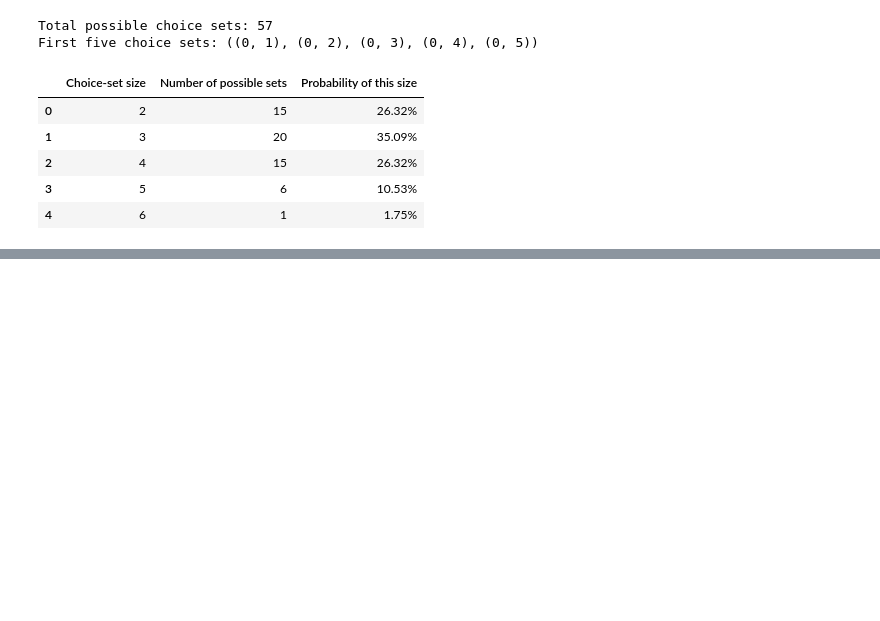
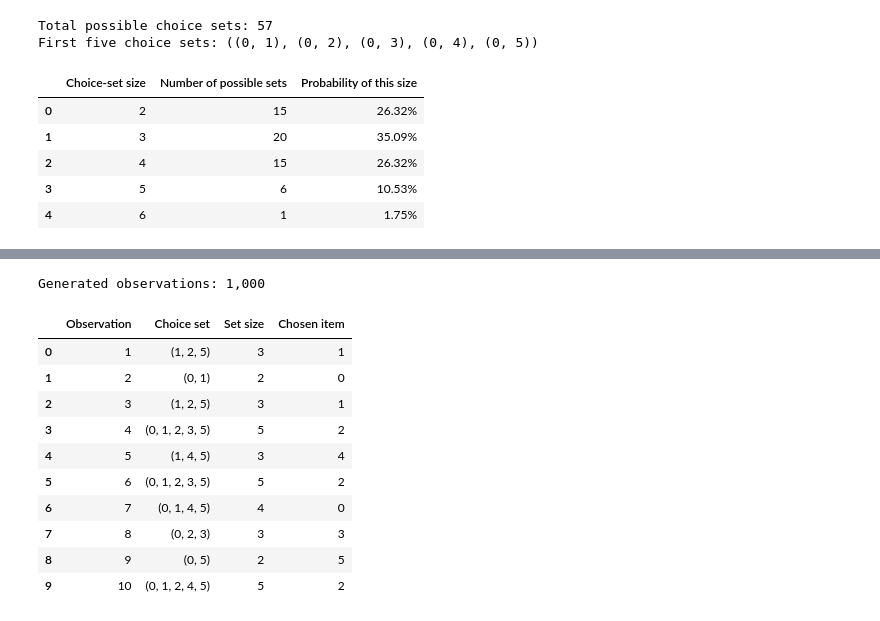
Before and after one commit to rbhdsks/Learning-from-Comparison-Data-Master-Thesis-Project-, a Jupyter notebook: notebooks/experiments/Context_Dependent_Model/CDM_Paper_Reproduction/01_synthetic_recovery.ipynb, the cells around one changed output, grey strips where cells are left out. Cells and saved outputs as stored; diff of their text form; code cells hidden in the pictures; blank space fills up the shorter version.

```diff
--- a/notebooks/experiments/Context_Dependent_Model/CDM_Paper_Reproduction/01_synthetic_recovery.ipynb
+++ b/notebooks/experiments/Context_Dependent_Model/CDM_Paper_Reproduction/01_synthetic_recovery.ipynb
@@ -285,0 +564,79 @@ First five choice sets: ((0, 1), (0, 2), (0, 3), (0, 4), (0, 5))
+# %%
+# Generate synthetic CDM choices on uniformly sampled subsets and inspect them.
+
+from cdm_paper_reproduction.synthetic import (
+    sample_uniform_subset_choice_sets,
+)
+from context_dependent_model.simulation import (
+    generate_cdm_choice_data_on_sets,
+)
+
+NUMBER_OF_OBSERVATIONS = 1_000
+CHOICE_SET_SEED = SEED + 1
+CHOICE_OUTCOME_SEED = SEED + 2
+
+sampled_choice_sets, sampled_choice_mask = (
+    sample_uniform_subset_choice_sets(
+        number_of_items=NUMBER_OF_ITEMS,
+        number_of_observations=NUMBER_OF_OBSERVATIONS,
+        random_seed=CHOICE_SET_SEED,
+        device=DEVICE,
+    )
+)
+
+synthetic_data = generate_cdm_choice_data_on_sets(
+    interaction_matrix=true_interactions,
+    choice_sets=sampled_choice_sets,
+    choice_mask=sampled_choice_mask,
+    random_seed=CHOICE_OUTCOME_SEED,
+)
+
+choice_observations = [
+    (
+        int(chosen_item),
+        tuple(choice_set[mask].detach().cpu().tolist()),
+    )
+    for chosen_item, choice_set, mask in zip(
+        synthetic_data.chosen_items.detach().cpu().tolist(),
+        synthetic_data.choice_sets,
+        synthetic_data.choice_mask,
+    )
+]
+
+assert len(choice_observations) == NUMBER_OF_OBSERVATIONS
+
+assert all(
+    chosen_item in choice_set
+    and -1 not in choice_set
+    and len(choice_set) >= 2
+    for chosen_item, choice_set in choice_observations
+)
+
+observation_preview = pd.DataFrame(
+    [
+        {
+            "Observation": observation_number,
+            "Choice set": choice_set,
+            "Set size": len(choice_set),
+            "Chosen item": chosen_item,
+        }
+        for observation_number, (chosen_item, choice_set)
+        in enumerate(choice_observations[:10], start=1)
+    ]
+)
+
+print(f"Generated observations: {len(choice_observations):,}")
+display(observation_preview)
+# %% [output]
+Generated observations: 1,000
+|  | Observation | Choice set | Set size | Chosen item |
+| 0 | 1 | (1, 2, 5) | 3 | 1 |
+| 1 | 2 | (0, 1) | 2 | 0 |
+| 2 | 3 | (1, 2, 5) | 3 | 1 |
+| 3 | 4 | (0, 1, 2, 3, 5) | 5 | 2 |
+| 4 | 5 | (1, 4, 5) | 3 | 4 |
+| 5 | 6 | (0, 1, 2, 3, 5) | 5 | 2 |
+| 6 | 7 | (0, 1, 4, 5) | 4 | 0 |
+| 7 | 8 | (0, 2, 3) | 3 | 3 |
+| 8 | 9 | (0, 5) | 2 | 5 |
+| 9 | 10 | (0, 1, 2, 4, 5) | 5 | 2 |
```
Also changed, not shown: parts of 5 cells of this notebook.
